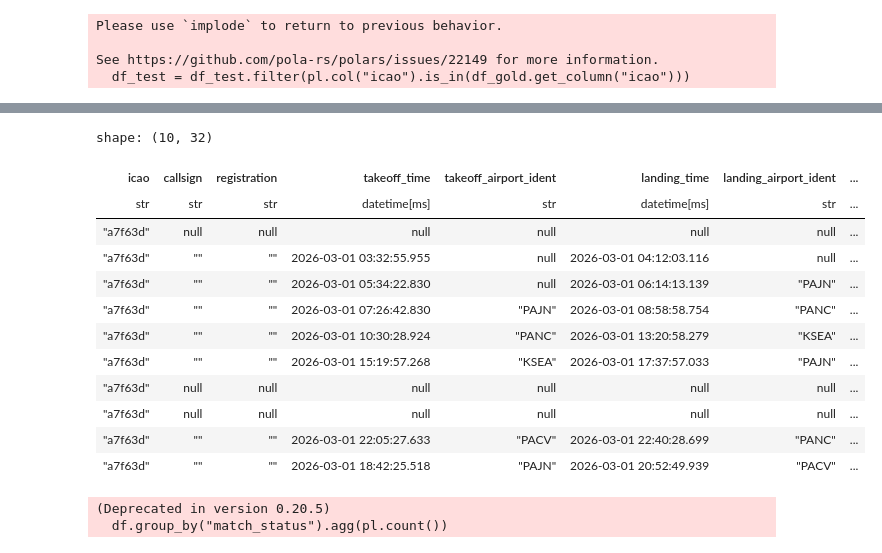
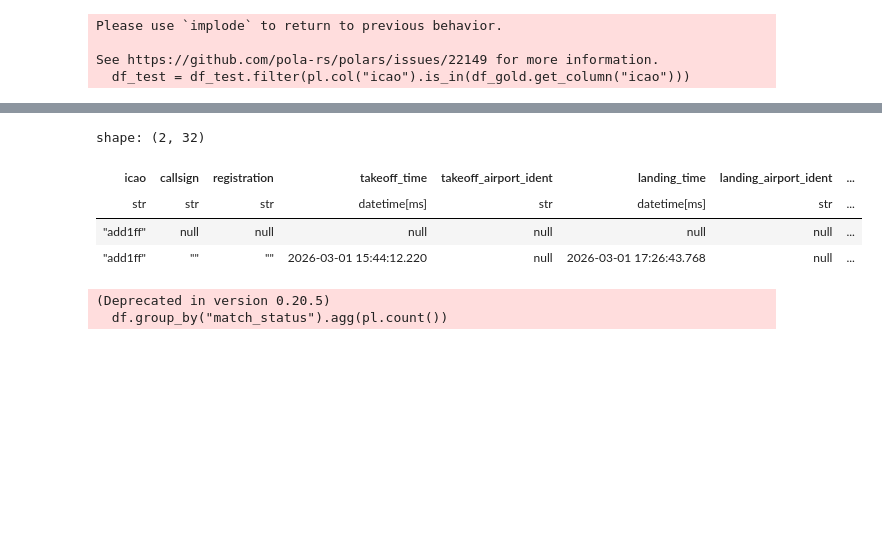
Before and after one commit to PlaneQuery/planequery-data, a Jupyter notebook: notebooks/flights/flights_comparison.ipynb, the cells around one changed output, grey strips where cells are left out. Saved outputs shown, nothing was run; the diff lists cells and outputs as text; code cells hidden in the pictures; blank space fills up the shorter version.

```diff
--- a/notebooks/flights/flights_comparison.ipynb
+++ b/notebooks/flights/flights_comparison.ipynb
@@ -3,6 +3,8 @@ from datetime import date, datetime, timedelta, time
 
 from data_engineering.bts.read_bts_ontime_to_flights import get_bts_flights_for_day
 from data_engineering.adsbx.get_flights import get_adsbx_flights_for_day
+from data_engineering.flights.flight_type import get_flights
+from data_engineering.flights.sfdps_to_flights import get_sfdps_flights_day
 from flights_ai_model.validation import flights_df_comparison
 from data_engineering.adsbx.readsb import read_adsbx_readsb
 from flights.flights_match_adsb import get_matching_icaos_in_flights
@@ -11,9 +13,11 @@ import polars as pl
 test_date = date(2026,3,1)
 df_adsb = read_adsbx_readsb()
 df_gold = get_bts_flights_for_day(test_date)
-df_gold = get_matching_icaos_in_flights(df_gold, df_adsb)
+# df_gold = get_sfdps_flights_day(test_date)
+# df_gold = get_matching_icaos_in_flights(df_gold, df_adsb)
 # df_test = get_adsbx_flights_for_day(test_date)
-df_test = pl.read_parquet('/Volumes/T2-SSD/planequery/data/flights/trad-model/2026-03-01.parquet')
+df_test = get_flights(test_date)
+# df_test = pl.read_parquet('/Volumes/T2-SSD/planequery/data/flights/trad-model/2026-03-01.parquet')
 
 expr = pl.col("takeoff_time").dt.date() == test_date
 df_gold = df_gold.filter(expr)
@@ -43,3 +39,5 @@ shape: (2, 32)
 # %%
-df_test.filter(pl.col("icao") == "a2be6d")
+df = df.select(["icao", "takeoff_time", "landing_time", "takeoff_airport_ident", "landing_airport_ident", "takeoff_airport_ident_df1", "landing_airport_ident_df1", "same_takeoff_airport_ident", "same_landing_airport_ident"])
+df = df.filter(pl.col("same_takeoff_airport_ident") == False)
+df
 # %% [output]
@@ -68,19 +101,11 @@ shape: (6, 15)
 # %%
-df.filter(pl.col("icao") == "a7f63d")
+df.filter(pl.col("icao") == "add1ff")
 # %% [output]
-shape: (10, 32)
+shape: (2, 32)
 | icao | callsign | registration | takeoff_time | takeoff_airport_ident | landing_time | landing_airport_ident | ... |
 | str | str | str | datetime[ms] | str | datetime[ms] | str | ... |
-| "a7f63d" | null | null | null | null | null | null | ... |
-| "a7f63d" | "" | "" | 2026-03-01 03:32:55.955 | null | 2026-03-01 04:12:03.116 | null | ... |
-| "a7f63d" | "" | "" | 2026-03-01 05:34:22.830 | null | 2026-03-01 06:14:13.139 | "PAJN" | ... |
-| "a7f63d" | "" | "" | 2026-03-01 07:26:42.830 | "PAJN" | 2026-03-01 08:58:58.754 | "PANC" | ... |
-| "a7f63d" | "" | "" | 2026-03-01 10:30:28.924 | "PANC" | 2026-03-01 13:20:58.279 | "KSEA" | ... |
-| "a7f63d" | "" | "" | 2026-03-01 15:19:57.268 | "KSEA" | 2026-03-01 17:37:57.033 | "PAJN" | ... |
-| "a7f63d" | null | null | null | null | null | null | ... |
-| "a7f63d" | null | null | null | null | null | null | ... |
-| "a7f63d" | "" | "" | 2026-03-01 22:05:27.633 | "PACV" | 2026-03-01 22:40:28.699 | "PANC" | ... |
-| "a7f63d" | "" | "" | 2026-03-01 18:42:25.518 | "PAJN" | 2026-03-01 20:52:49.939 | "PACV" | ... |
+| "add1ff" | null | null | null | null | null | null | ... |
+| "add1ff" | "" | "" | 2026-03-01 15:44:12.220 | null | 2026-03-01 17:26:43.768 | null | ... |
 # %%
 df.group_by("match_status").agg(pl.count())
 # %% [output]
```
Also changed, not shown: parts of 5 cells of this notebook, 3 other files.
